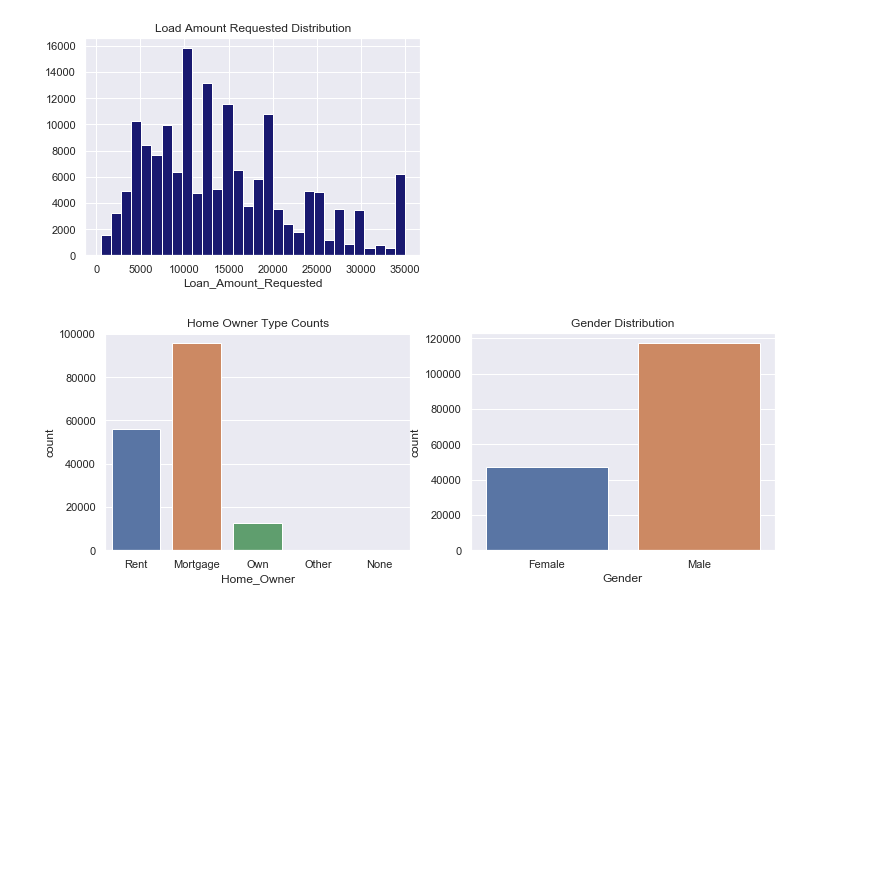
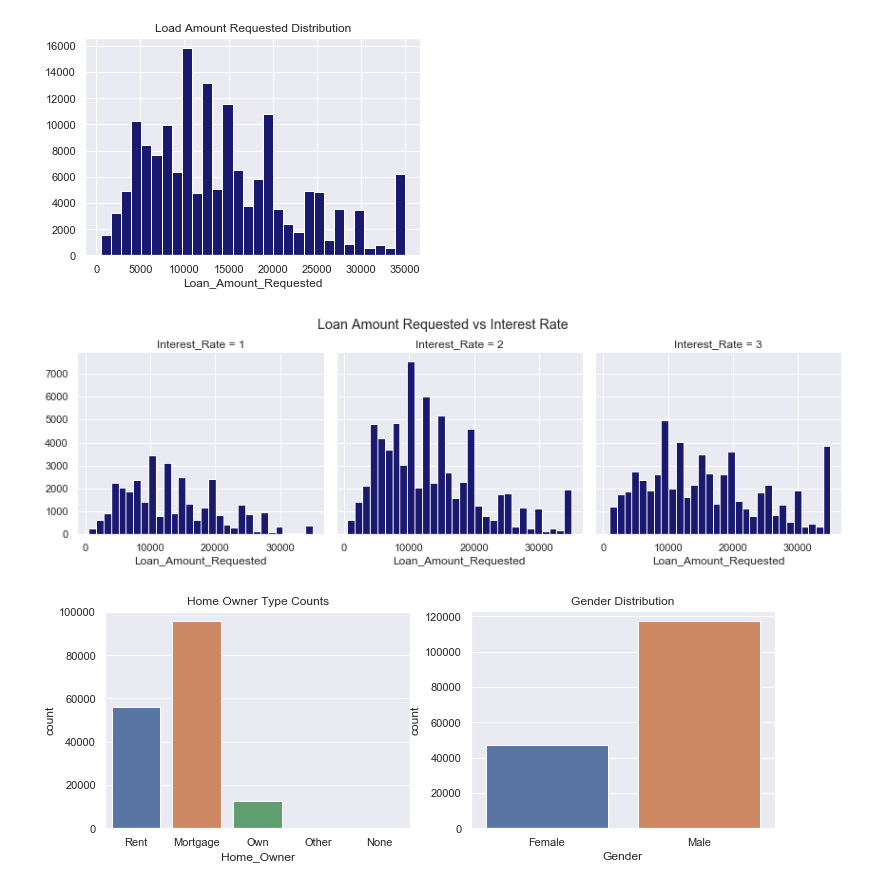
Before and after one commit to pranaymodukuru/janatahack-ml-for-banking, a Jupyter notebook: Data_Analysis.ipynb, the cells around one changed output. Saved outputs shown, nothing was run; the diff lists cells and outputs as text; code cells hidden in the pictures; blank space fills up the shorter version.

```diff
--- a/Data_Analysis.ipynb
+++ b/Data_Analysis.ipynb
@@ -125,4 +140,13 @@ plt.title("Load Amount Requested Distribution")
 plt.show()
 # %% [output]
 [figure]
+# %%
+g = sns.FacetGrid(train, col="Interest_Rate", height=4)
+g = g.map(sns.distplot, "Loan_Amount_Requested", kde=False, bins=30, color="midnightblue",
+             hist_kws={"alpha": 1})
+plt.suptitle("Loan Amount Requested vs Interest Rate")
+plt.tight_layout(rect=[0, 0.03, 1, 0.95])
+plt.show()
+# %% [output]
+[figure, added]
 # %%
```
Also changed, not shown: parts of 12 cells of this notebook, 1 other file.
